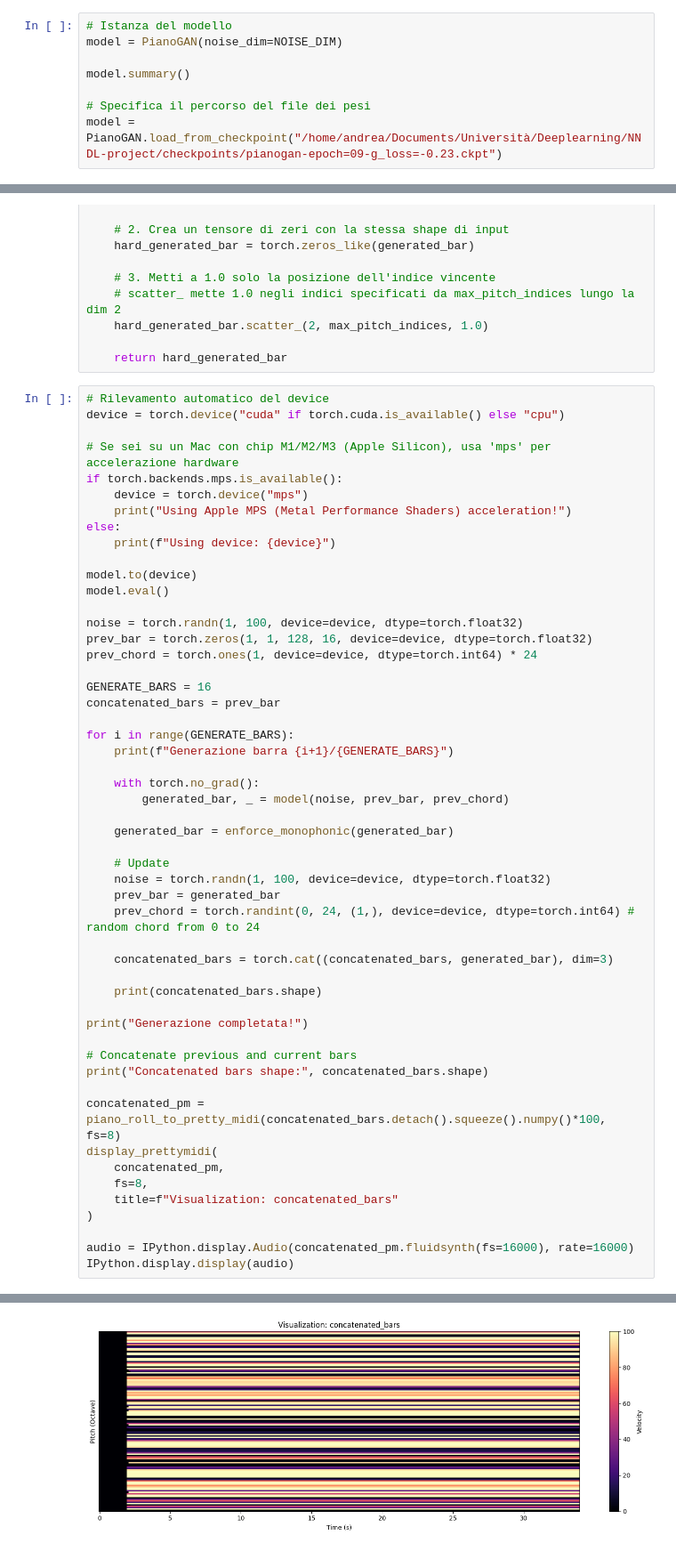
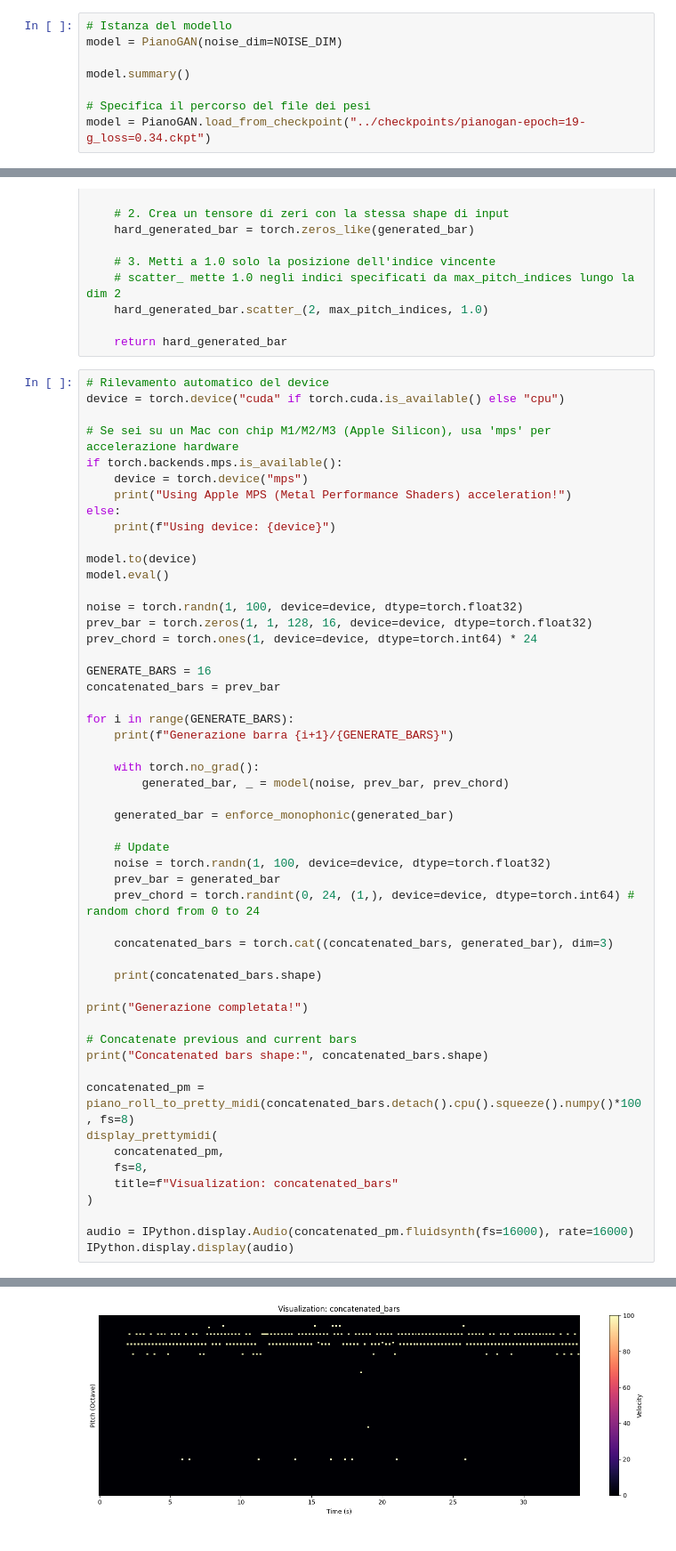
Before and after one commit to Andre1372/NNDL-project, a Jupyter notebook: notebooks/main_training.ipynb, the cells around one changed output, grey strips where cells are left out. Shown at 89% size. Cells and saved outputs as stored; diff of their text form.

```diff
--- a/notebooks/main_training.ipynb
+++ b/notebooks/main_training.ipynb
@@ -147,7 +152,7 @@ model = PianoGAN(noise_dim=NOISE_DIM)
 model.summary()
 
 # Specifica il percorso del file dei pesi
-model = PianoGAN.load_from_checkpoint("/home/andrea/Documents/Università/Deeplearning/NNDL-project/checkpoints/pianogan-epoch=09-g_loss=-0.23.ckpt")
+model = PianoGAN.load_from_checkpoint("../checkpoints/pianogan-epoch=19-g_loss=0.34.ckpt")
 # %% [output]
 ================================================================================
 Model: PianoGAN
@@ -385,7 +390,7 @@ print("Generazione completata!")
 # Concatenate previous and current bars
 print("Concatenated bars shape:", concatenated_bars.shape)
 
-concatenated_pm = piano_roll_to_pretty_midi(concatenated_bars.detach().squeeze().numpy()*100, fs=8)
+concatenated_pm = piano_roll_to_pretty_midi(concatenated_bars.detach().cpu().squeeze().numpy()*100, fs=8)
 display_prettymidi(
     concatenated_pm,
     fs=8,
@@ -399,17 +404,17 @@ Using device: cpu
 Generazione barra 1/16
 torch.Size([1, 1, 128, 32])
 Generazione barra 2/16
 torch.Size([1, 1, 128, 48])
 Generazione barra 3/16
 torch.Size([1, 1, 128, 64])
 Generazione barra 4/16
 torch.Size([1, 1, 128, 80])
 Generazione barra 5/16
 torch.Size([1, 1, 128, 96])
 Generazione barra 6/16
 ... (19 lines left out)
 Generazione barra 16/16
 torch.Size([1, 1, 128, 272])
 Generazione completata!
 Concatenated bars shape: torch.Size([1, 1, 128, 272])
-[figure, old version]
+[figure, new version]
```
Also changed, not shown: parts of 7 cells of this notebook, 8 other files.
